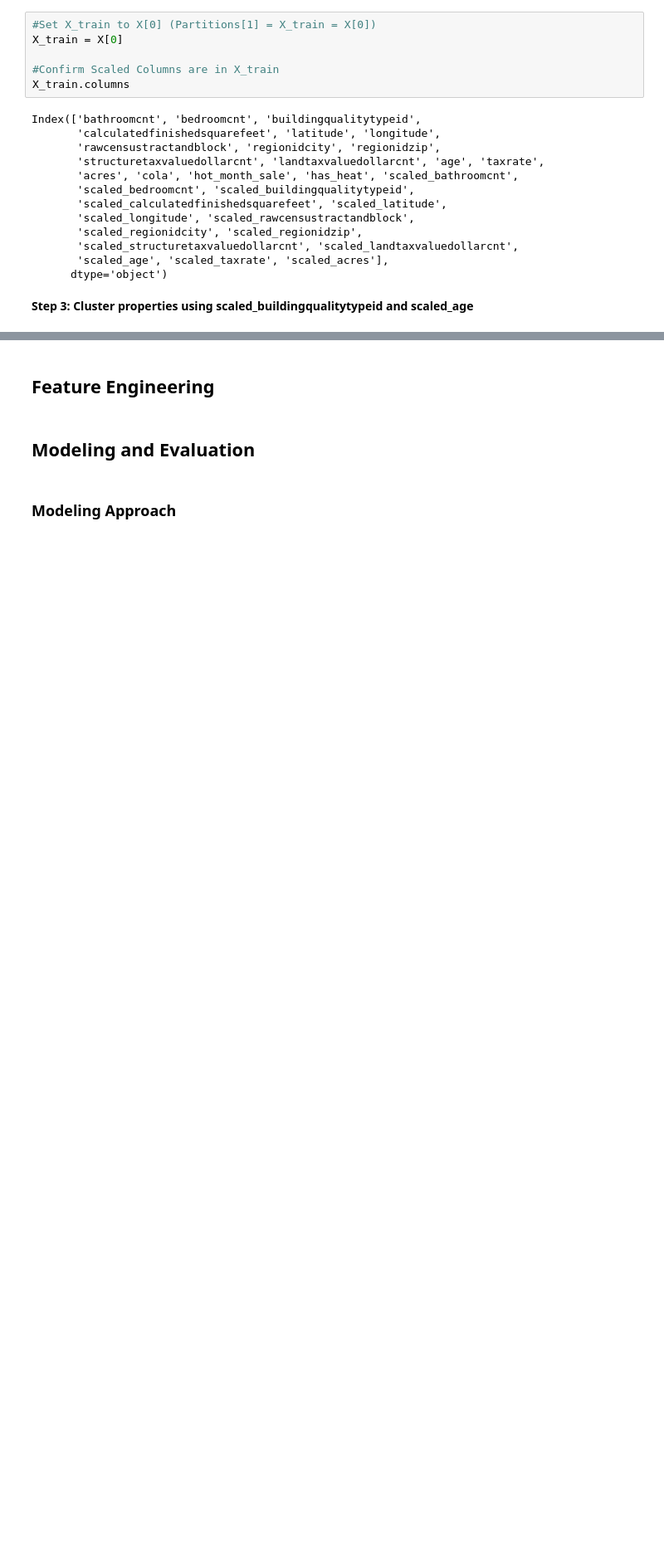
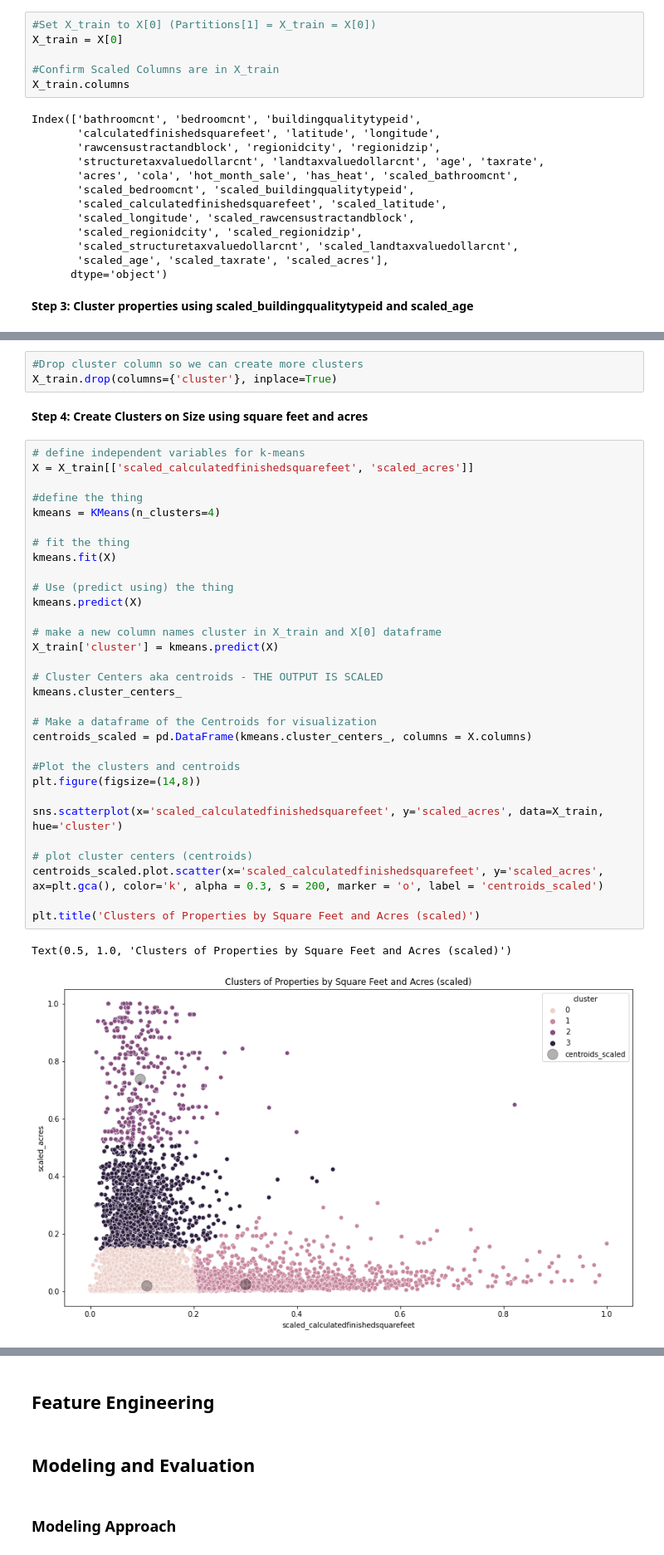
Before and after one commit to Gabriela-and-Justin/Zillow-Clustering-Project, a Jupyter notebook: Final_Report_Zillow.ipynb, the cells around one changed output, grey strips where cells are left out. Shown at 83% size. Cells and saved outputs as stored; diff of their text form; blank space fills up the shorter version.

Commit message:
updated with modeling and clustering

```diff
--- a/Final_Report_Zillow.ipynb
+++ b/Final_Report_Zillow.ipynb
@@ -476,0 +519,39 @@ Text(0.5, 1.0, 'Clusters of Properties by Building Quality and Age (scaled)')
+# %%
+#Drop cluster column so we can create more clusters
+X_train.drop(columns={'cluster'}, inplace=True)
+# %% [markdown]
+**Step 4: Create Clusters on Size using square feet and acres**
+# %%
+# define independent variables for k-means
+X = X_train[['scaled_calculatedfinishedsquarefeet', 'scaled_acres']]
+
+#define the thing
+kmeans = KMeans(n_clusters=4)
+
+# fit the thing
+kmeans.fit(X)
+
+# Use (predict using) the thing
+kmeans.predict(X)
+
+# make a new column names cluster in X_train and X[0] dataframe
+X_train['cluster'] = kmeans.predict(X)
+
+# Cluster Centers aka centroids - THE OUTPUT IS SCALED
+kmeans.cluster_centers_
+
+# Make a dataframe of the Centroids for visualization
+centroids_scaled = pd.DataFrame(kmeans.cluster_centers_, columns = X.columns)
+
+#Plot the clusters and centroids
+plt.figure(figsize=(14,8))
+
+sns.scatterplot(x='scaled_calculatedfinishedsquarefeet', y='scaled_acres', data=X_train, hue='cluster')
+
+# plot cluster centers (centroids)
+centroids_scaled.plot.scatter(x='scaled_calculatedfinishedsquarefeet', y='scaled_acres', ax=plt.gca(), color='k', alpha = 0.3, s = 200, marker = 'o', label = 'centroids_scaled')
+
+plt.title('Clusters of Properties by Square Feet and Acres (scaled)')
+# %% [output]
+Text(0.5, 1.0, 'Clusters of Properties by Square Feet and Acres (scaled)')
+[figure, added]
```
Also changed, not shown: parts of 55 cells of this notebook.
